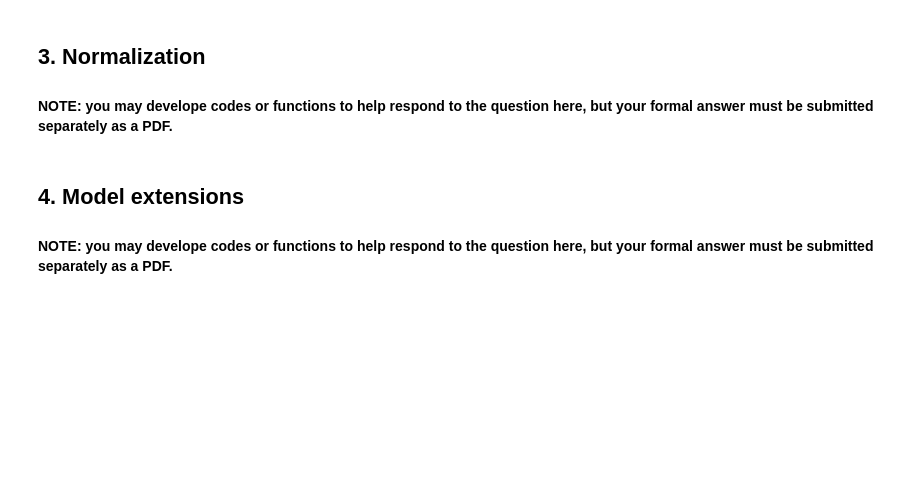
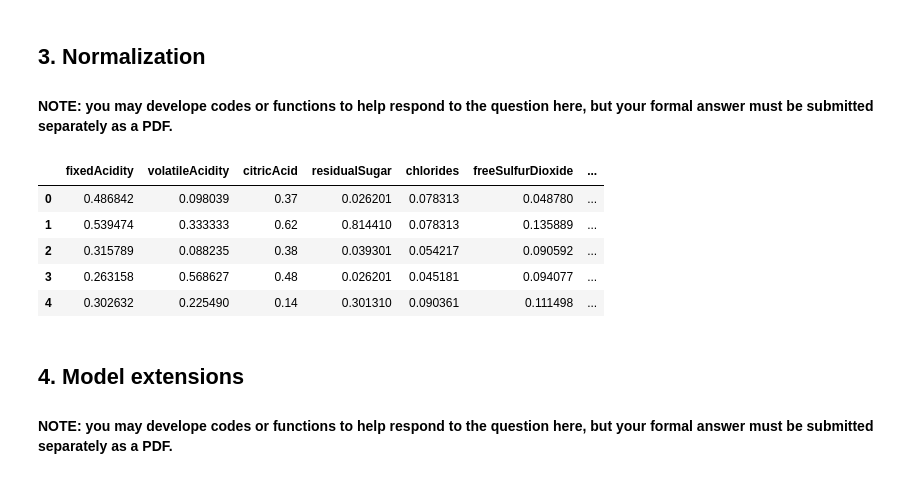
Before and after one commit to ZacLWilliams/Build_KNN_Classifier, a Jupyter notebook: COMP30027_2024_asst1.ipynb, the cells around one changed output. Saved outputs shown, nothing was run; the diff lists cells and outputs as text; code cells hidden in the pictures; blank space fills up the shorter version.

Commit message:
Added min_max standardisation for dataframes.

```diff
--- a/COMP30027_2024_asst1.ipynb
+++ b/COMP30027_2024_asst1.ipynb
@@ -182,6 +180,29 @@ plt.show()
 ## 3. Normalization
 
 #### NOTE: you may develope codes or functions to help respond to the question here, but your formal answer must be submitted separately as a PDF.
+# %%
+def Min_Max_Standardise(df):
+    max_vals = []
+    min_vals = []
+    df_standard = pd.DataFrame(columns=df.columns)
+    for name, series in df.items():
+        max_vals.append(series.max())
+        min_vals.append(series.min())
+    for index, row in df.iterrows():
+        temp_row = []
+        for i in range(len(row)):
+            standard = (row.iloc[i] - min_vals[i])/(max_vals[i] - min_vals[i])
+            temp_row.append(standard)
+        df_standard.loc[index] = temp_row
+    return df_standard
+Min_Max_Standardise(wine_train).head()
+# %% [output]
+|  | fixedAcidity | volatileAcidity | citricAcid | residualSugar | chlorides | freeSulfurDioxide | ... |
+| 0 | 0.486842 | 0.098039 | 0.37 | 0.026201 | 0.078313 | 0.048780 | ... |
+| 1 | 0.539474 | 0.333333 | 0.62 | 0.814410 | 0.078313 | 0.135889 | ... |
+| 2 | 0.315789 | 0.088235 | 0.38 | 0.039301 | 0.054217 | 0.090592 | ... |
+| 3 | 0.263158 | 0.568627 | 0.48 | 0.026201 | 0.045181 | 0.094077 | ... |
+| 4 | 0.302632 | 0.225490 | 0.14 | 0.301310 | 0.090361 | 0.111498 | ... |
 # %% [markdown]
 ## 4. Model extensions
 
```
Also changed, not shown: parts of 2 cells of this notebook, 1 other file.
